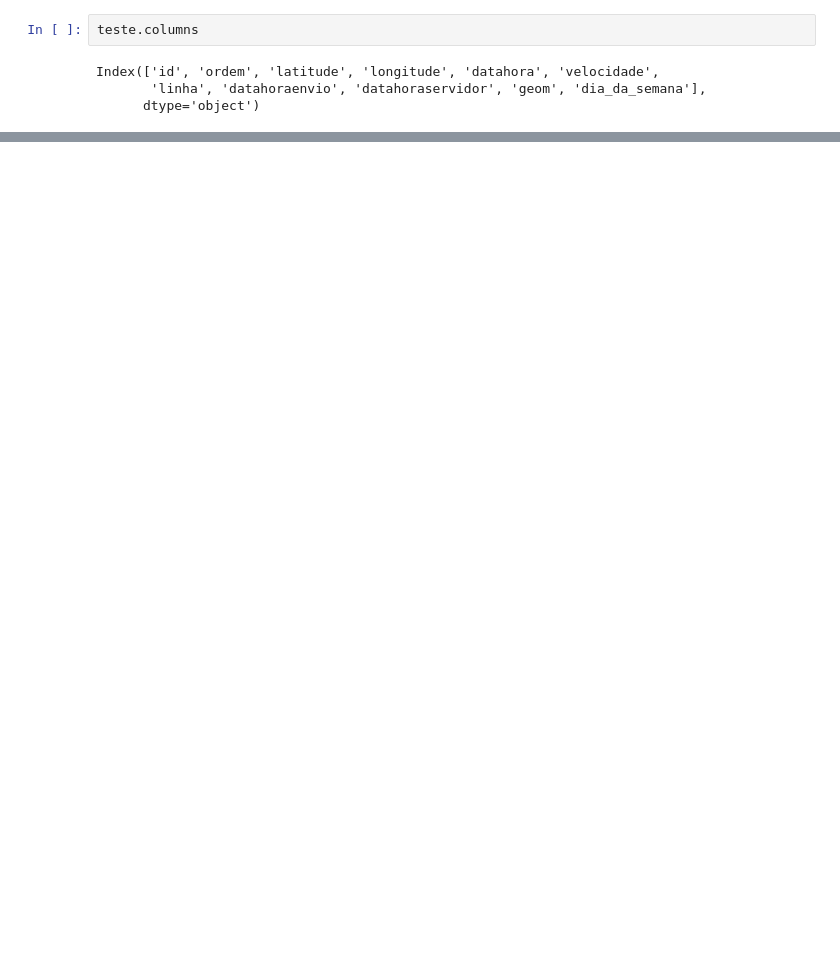
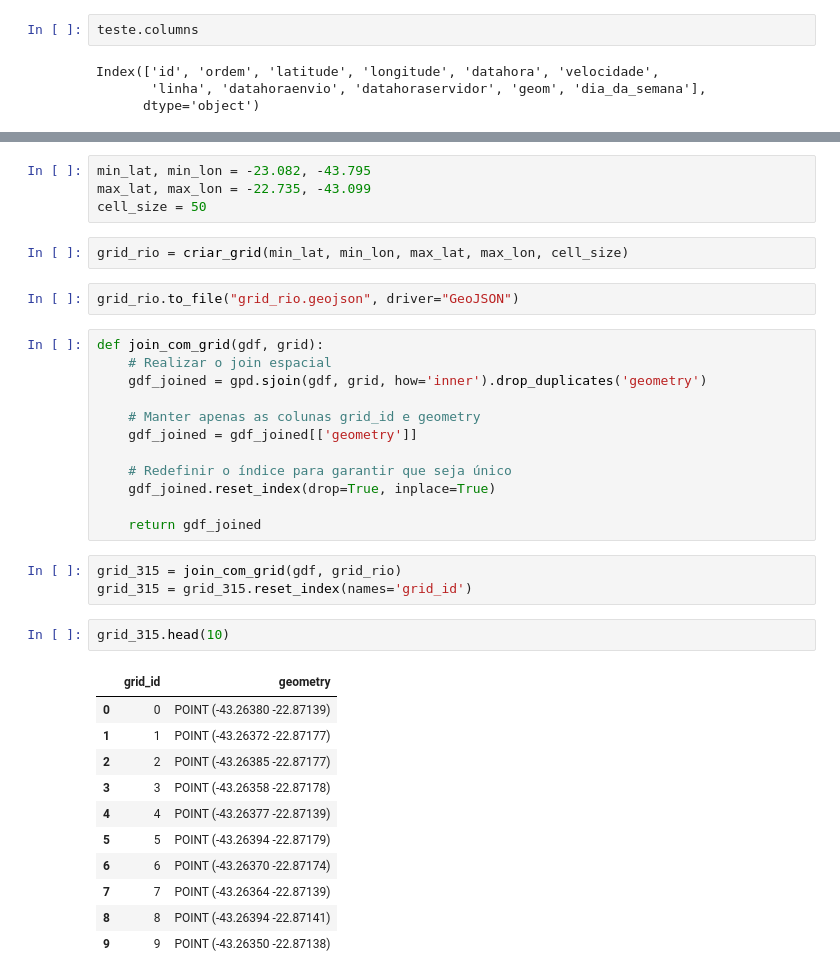
Before and after one commit to MrBarreto/DataMining, a Jupyter notebook: t3/t3.ipynb, the cells around one changed output, grey strips where cells are left out. Drawn from its saved outputs; the diff is of its cells as text; blank space fills up the shorter version.

```diff
--- a/t3/t3.ipynb
+++ b/t3/t3.ipynb
@@ -775,0 +760,37 @@ def criar_grid(min_lat, min_lon, max_lat, max_lon, cell_size):
+# %%
+min_lat, min_lon = -23.082, -43.795
+max_lat, max_lon = -22.735, -43.099
+cell_size = 50
+# %%
+grid_rio = criar_grid(min_lat, min_lon, max_lat, max_lon, cell_size)
+# %%
+grid_rio.to_file("grid_rio.geojson", driver="GeoJSON")
+# %%
+def join_com_grid(gdf, grid):
+    # Realizar o join espacial
+    gdf_joined = gpd.sjoin(gdf, grid, how='inner').drop_duplicates('geometry')
+
+    # Manter apenas as colunas grid_id e geometry
+    gdf_joined = gdf_joined[['geometry']]
+
+    # Redefinir o índice para garantir que seja único
+    gdf_joined.reset_index(drop=True, inplace=True)
+
+    return gdf_joined
+# %%
+grid_315 = join_com_grid(gdf, grid_rio)
+grid_315 = grid_315.reset_index(names='grid_id')
+# %%
+grid_315.head(10)
+# %% [output]
+|  | grid_id | geometry |
+| 0 | 0 | POINT (-43.26380 -22.87139) |
+| 1 | 1 | POINT (-43.26372 -22.87177) |
+| 2 | 2 | POINT (-43.26385 -22.87177) |
+| 3 | 3 | POINT (-43.26358 -22.87178) |
+| 4 | 4 | POINT (-43.26377 -22.87139) |
+| 5 | 5 | POINT (-43.26394 -22.87179) |
+| 6 | 6 | POINT (-43.26370 -22.87174) |
+| 7 | 7 | POINT (-43.26364 -22.87139) |
+| 8 | 8 | POINT (-43.26394 -22.87141) |
+| 9 | 9 | POINT (-43.26350 -22.87138) |
```
Also changed, not shown: parts of 54 cells of this notebook, 3 other files.
